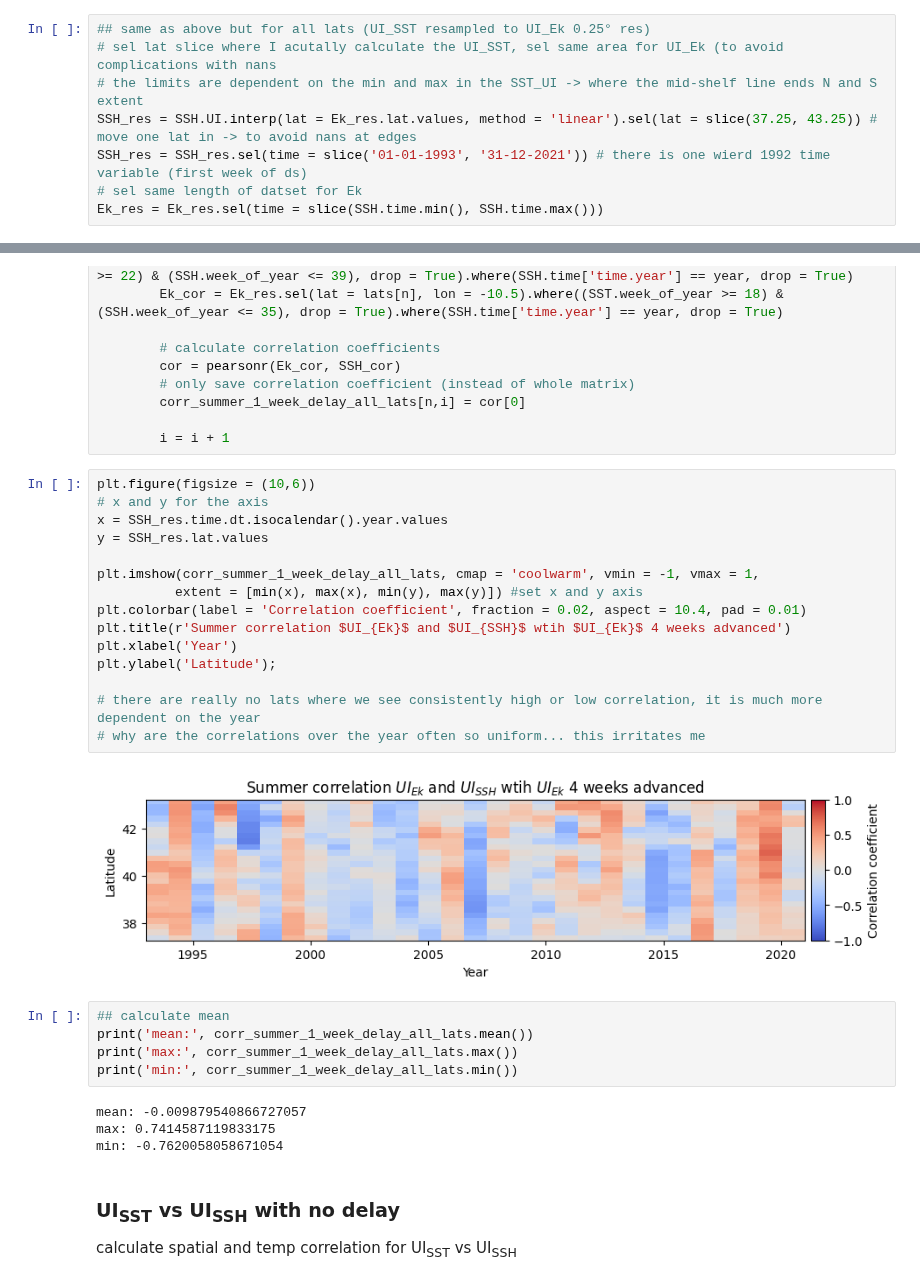
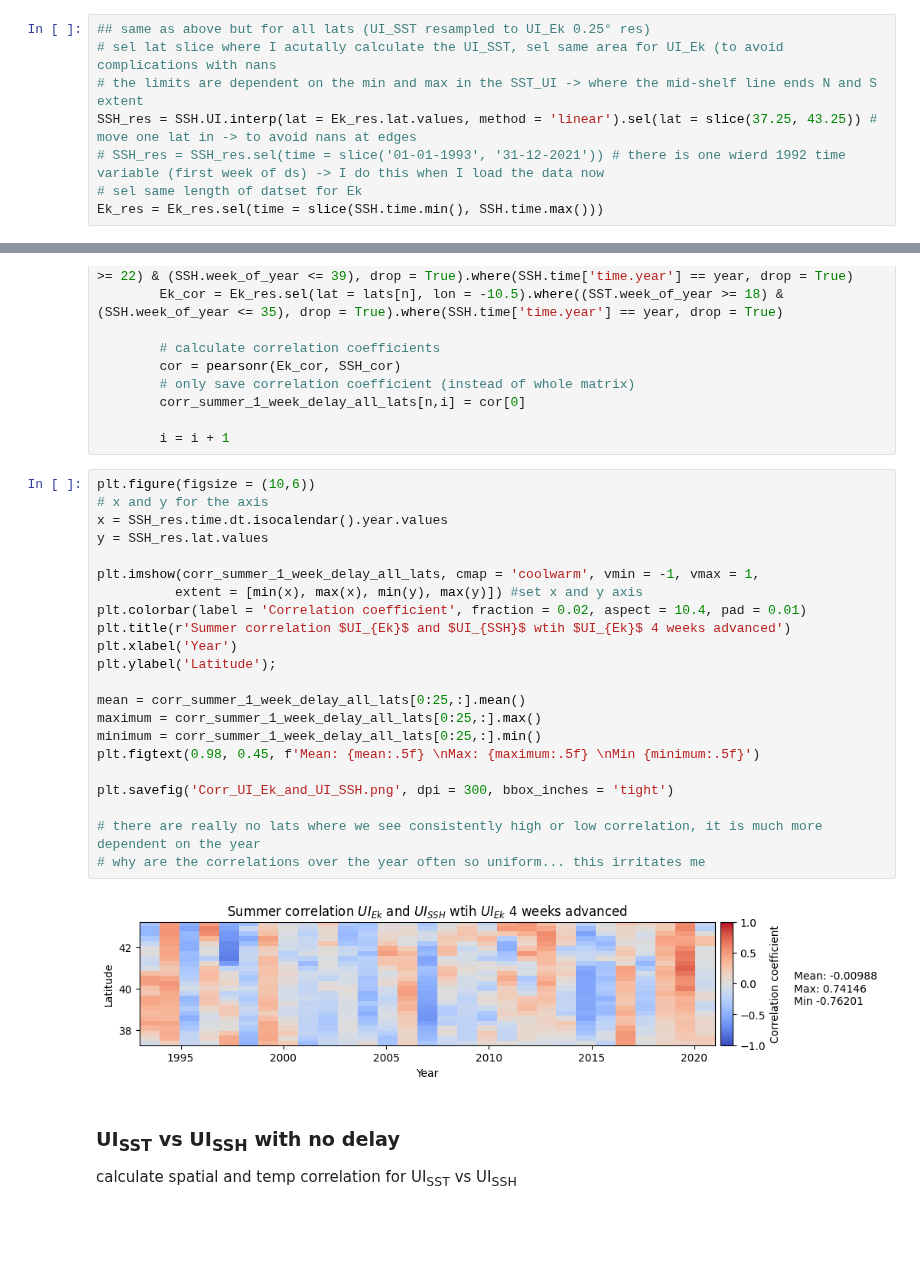
Before and after one commit to Marie-Louise-Korte/Iberian_Coast_Upwelling, a Jupyter notebook: Analyse_UIs_correlation.ipynb, the cells around one changed output, grey strips where cells are left out. Saved outputs shown, nothing was run; the diff lists cells and outputs as text; blank space fills up the shorter version.

```diff
--- a/Analyse_UIs_correlation.ipynb
+++ b/Analyse_UIs_correlation.ipynb
@@ -352,7 +359,7 @@ calculate spatial and temp correlation for  UI<sub>Ek</sub> vs UI<sub>SSH</sub>
 # sel lat slice where I acutally calculate the UI_SST, sel same area for UI_Ek (to avoid complications with nans
 # the limits are dependent on the min and max in the SST_UI -> where the mid-shelf line ends N and S extent
 SSH_res = SSH.UI.interp(lat = Ek_res.lat.values, method = 'linear').sel(lat = slice(37.25, 43.25)) # move one lat in -> to avoid nans at edges
-SSH_res = SSH_res.sel(time = slice('01-01-1993', '31-12-2021')) # there is one wierd 1992 time variable (first week of ds)
+# SSH_res = SSH_res.sel(time = slice('01-01-1993', '31-12-2021')) # there is one wierd 1992 time variable (first week of ds) -> I do this when I load the data now
 # sel same length of datset for Ek
 Ek_res = Ek_res.sel(time = slice(SSH.time.min(), SSH.time.max()))
 # %%
@@ -379,29 +386,27 @@ for n in np.arange(len(SST_res.lat.values)):
 # %%
 plt.figure(figsize = (10,6))
 # x and y for the axis
 x = SSH_res.time.dt.isocalendar().year.values
 y = SSH_res.lat.values
 
 plt.imshow(corr_summer_1_week_delay_all_lats, cmap = 'coolwarm', vmin = -1, vmax = 1,
           extent = [min(x), max(x), min(y), max(y)]) #set x and y axis
 plt.colorbar(label = 'Correlation coefficient', fraction = 0.02, aspect = 10.4, pad = 0.01)
 plt.title(r'Summer correlation $UI_{Ek}$ and $UI_{SSH}$ wtih $UI_{Ek}$ 4 weeks advanced')
 plt.xlabel('Year')
 plt.ylabel('Latitude');
 
+mean = corr_summer_1_week_delay_all_lats[0:25,:].mean()
+maximum = corr_summer_1_week_delay_all_lats[0:25,:].max()
+minimum = corr_summer_1_week_delay_all_lats[0:25,:].min()
+plt.figtext(0.98, 0.45, f'Mean: {mean:.5f} \nMax: {maximum:.5f} \nMin {minimum:.5f}')
+
+plt.savefig('Corr_UI_Ek_and_UI_SSH.png', dpi = 300, bbox_inches = 'tight')
+
 # there are really no lats where we see consistently high or low correlation, it is much more dependent on the year
 # why are the correlations over the year often so uniform... this irritates me
 # %% [output]
-[figure, old version]
+[figure, new version]
-# %%
-## calculate mean
-print('mean:', corr_summer_1_week_delay_all_lats.mean())
-print('max:', corr_summer_1_week_delay_all_lats.max())
-print('min:', corr_summer_1_week_delay_all_lats.min())
-# %% [output]
-mean: -0.009879540866727057
-max: 0.7414587119833175
-min: -0.7620058058671054
 # %% [markdown]
 ### UI<sub>SST</sub> vs UI<sub>SSH</sub> with no  delay
 calculate spatial and temp correlation for  UI<sub>SST</sub> vs UI<sub>SSH</sub>
```
Also changed, not shown: parts of 12 cells of this notebook, 2 other files.
